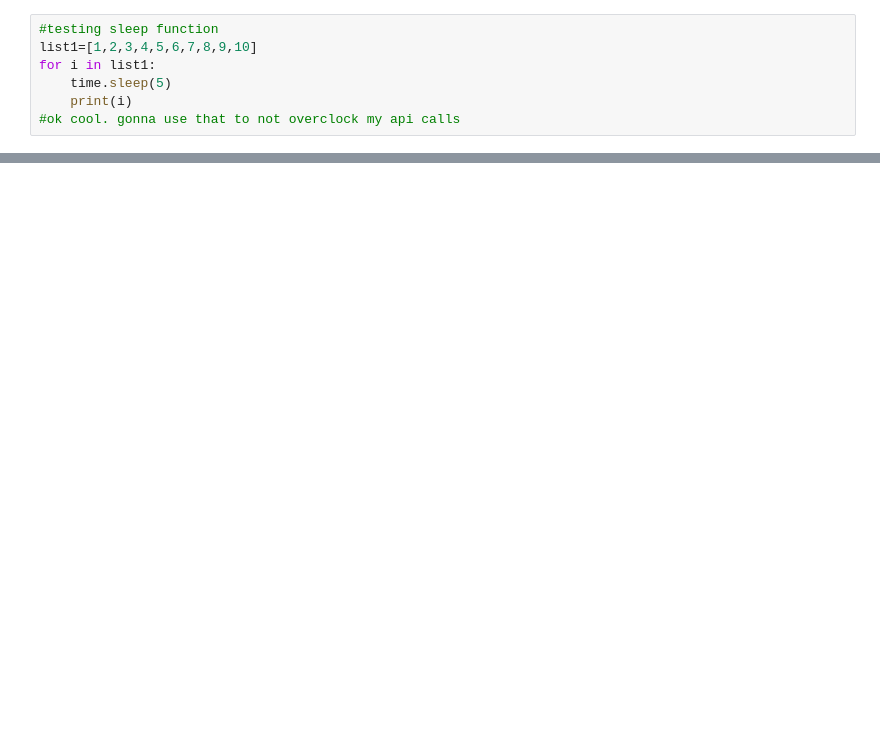
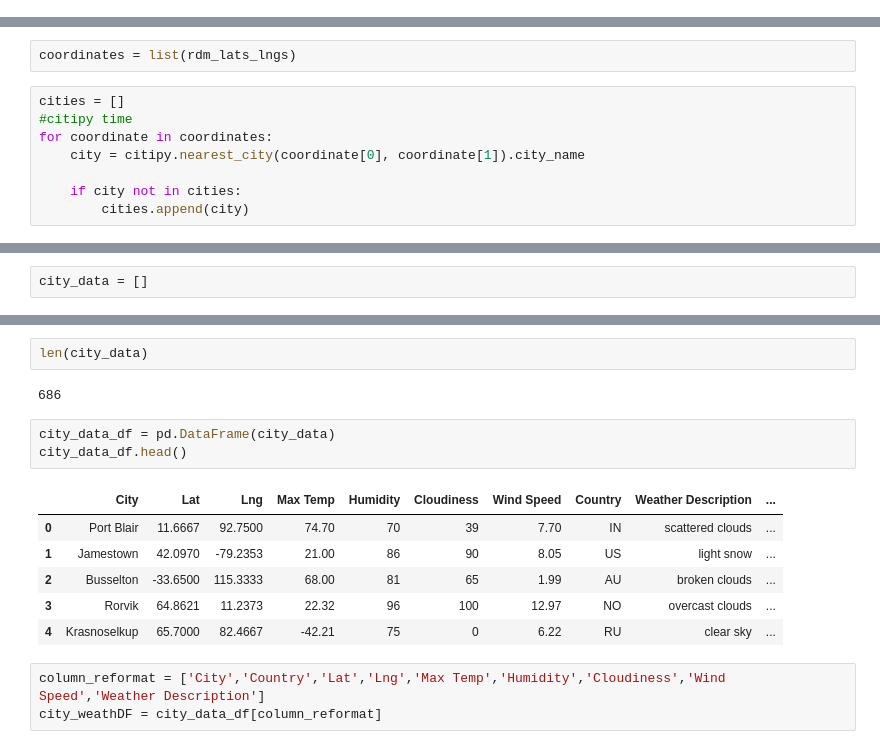
Before and after one commit to davidandcarr/vandcamp_mod6_PyWeather, a Jupyter notebook: Weather_Database_dac.ipynb, the cells around one changed output, grey strips where cells are left out. Cells and saved outputs as stored; diff of their text form; blank space fills up the shorter version.

```diff
--- a/Weather_Database_dac.ipynb
+++ b/Weather_Database_dac.ipynb
@@ -21,7 +47,0 @@ rdm_lats_lngs = list(lats, lngs)
-# %%
-#testing sleep function
-list1=[1,2,3,4,5,6,7,8,9,10]
-for i in list1:
-    time.sleep(5)
-    print(i)
-#ok cool. gonna use that to not overclock my api calls
@@ -51,0 +48,10 @@ for i in list1:
+# %%
+coordinates = list(rdm_lats_lngs)
+# %%
+cities = []
+#citipy time
+for coordinate in coordinates:
+    city = citipy.nearest_city(coordinate[0], coordinate[1]).city_name
+
+    if city not in cities:
+        cities.append(city)
@@ -51,0 +140,2 @@ for i in list1:
+# %%
+city_data = []
@@ -51,0 +220,17 @@ for i in list1:
+# %%
+len(city_data)
+# %% [output]
+686
+# %%
+city_data_df = pd.DataFrame(city_data)
+city_data_df.head()
+# %% [output]
+|  | City | Lat | Lng | Max Temp | Humidity | Cloudiness | Wind Speed | Country | Weather Description | ... |
+| 0 | Port Blair | 11.6667 | 92.7500 | 74.70 | 70 | 39 | 7.70 | IN | scattered clouds | ... |
+| 1 | Jamestown | 42.0970 | -79.2353 | 21.00 | 86 | 90 | 8.05 | US | light snow | ... |
+| 2 | Busselton | -33.6500 | 115.3333 | 68.00 | 81 | 65 | 1.99 | AU | broken clouds | ... |
+| 3 | Rorvik | 64.8621 | 11.2373 | 22.32 | 96 | 100 | 12.97 | NO | overcast clouds | ... |
+| 4 | Krasnoselkup | 65.7000 | 82.4667 | -42.21 | 75 | 0 | 6.22 | RU | clear sky | ... |
+# %%
+column_reformat = ['City','Country','Lat','Lng','Max Temp','Humidity','Cloudiness','Wind Speed','Weather Description']
+city_weathDF = city_data_df[column_reformat]
```
Also changed, not shown: parts of 20 cells of this notebook, 8 other files.
